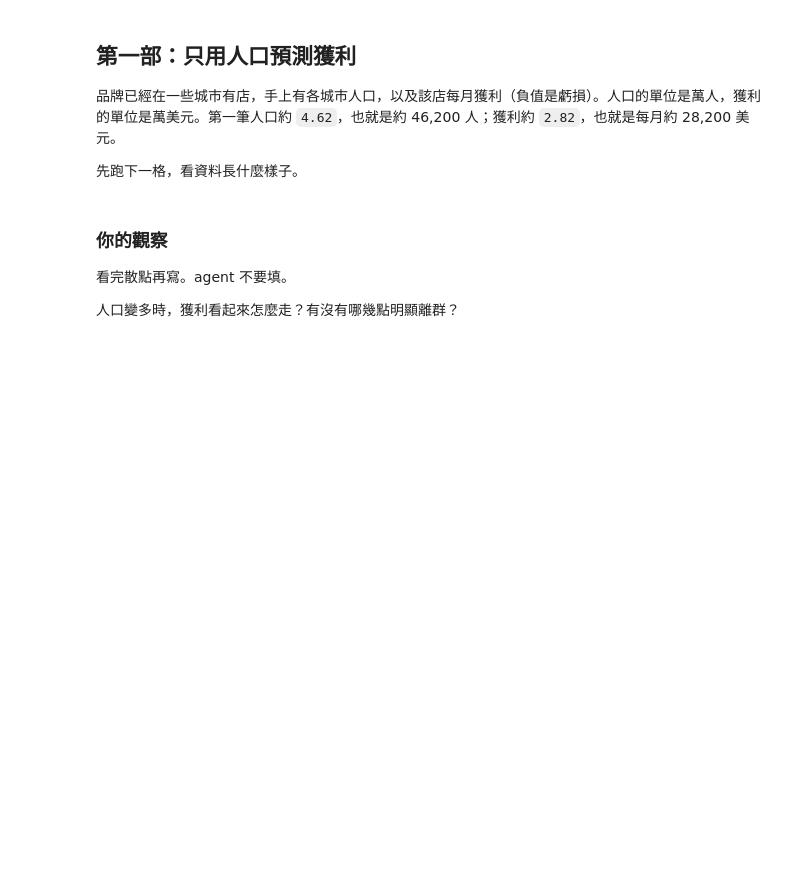
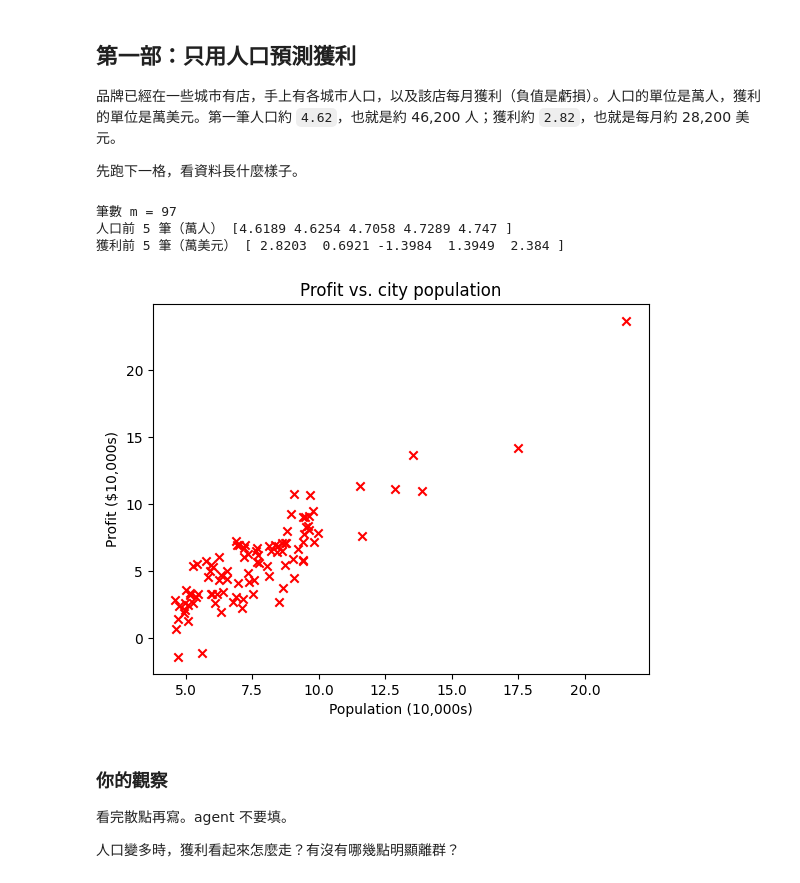
Before and after one commit to mz038197/Machine-Learning-Lab, a Jupyter notebook: linear-regression/src/add_linear_regression/experiment/線性回歸.ipynb, the cells around one changed output. Saved outputs shown, nothing was run; the diff lists cells and outputs as text; code cells hidden in the pictures; blank space fills up the shorter version.

```diff
--- a/linear-regression/src/add_linear_regression/experiment/線性回歸.ipynb
+++ b/linear-regression/src/add_linear_regression/experiment/線性回歸.ipynb
@@ -24,38 +22,30 @@
 # %%
 from pathlib import Path
 
 import matplotlib.pyplot as plt
 import numpy as np
 
 def find_data_dir() -> Path:
-    notebook_name = "線性回歸.ipynb"
-    editor_path = globals().get("__vsc_ipynb_file__")
-    if isinstance(editor_path, str) and editor_path:
-        folder = Path(editor_path).resolve().parent
-        data_file = folder / "data" / "ex1data1.txt"
-        if (folder / notebook_name).is_file() and data_file.is_file():
-            return data_file.parent
-    cwd = Path.cwd().resolve()
-    for root in [cwd, *cwd.parents]:
-        for folder in (root, root / "線性回歸", root / "linear-regression"):
-            data_file = folder / "data" / "ex1data1.txt"
-            if (folder / notebook_name).is_file() and data_file.is_file():
-                return data_file.parent
-    raise FileNotFoundError("找不到和這本 notebook 放在一起的 data/ex1data1.txt。")
+    return Path(__vsc_ipynb_file__).resolve().parent / "data"
 
 DATA_DIR = find_data_dir()
-rows = np.loadtxt(DATA_DIR / "ex1data1.txt", delimiter=",")
+rows = np.loadtxt(DATA_DIR / "ex1data1.csv", delimiter=",")
 x_train = rows[:, 0]
 y_train = rows[:, 1]
 print("筆數 m =", len(x_train))
 print("人口前 5 筆（萬人）", x_train[:5])
 print("獲利前 5 筆（萬美元）", y_train[:5])
 
 plt.scatter(x_train, y_train, marker="x", c="r")
 plt.title("Profit vs. city population")
 plt.xlabel("Population (10,000s)")
 plt.ylabel("Profit ($10,000s)")
 plt.show()
+# %% [output]
+筆數 m = 97
+人口前 5 筆（萬人） [4.6189 4.6254 4.7058 4.7289 4.747 ]
+獲利前 5 筆（萬美元） [ 2.8203  0.6921 -1.3984  1.3949  2.384 ]
+[figure, added]
 # %% [markdown]
 ### 你的觀察
 
```
Also changed, not shown: parts of 12 cells of this notebook, 10 other files.
